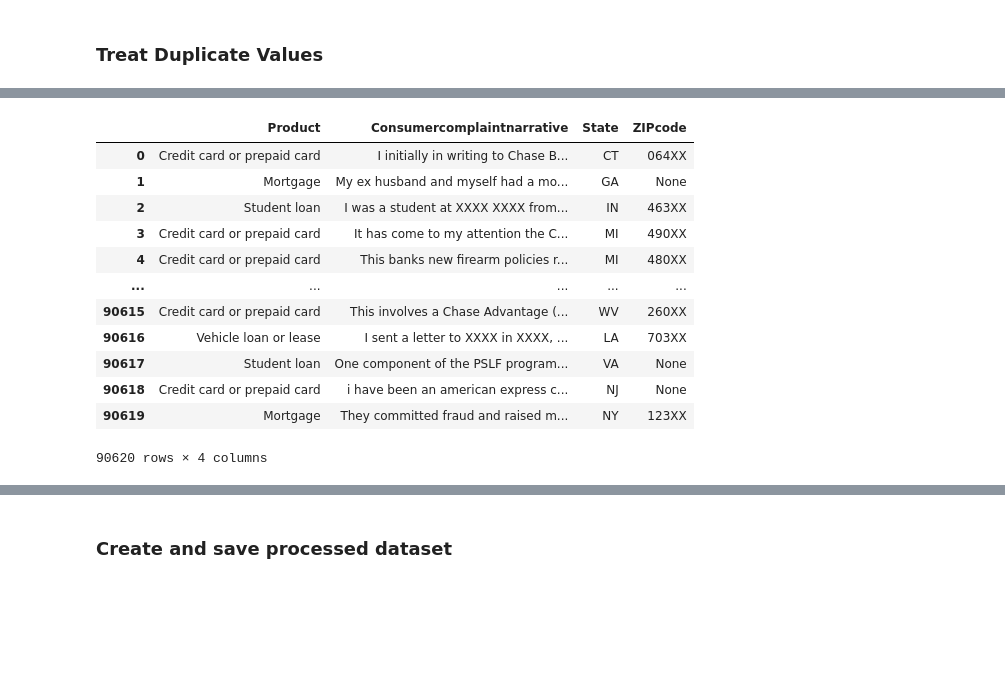
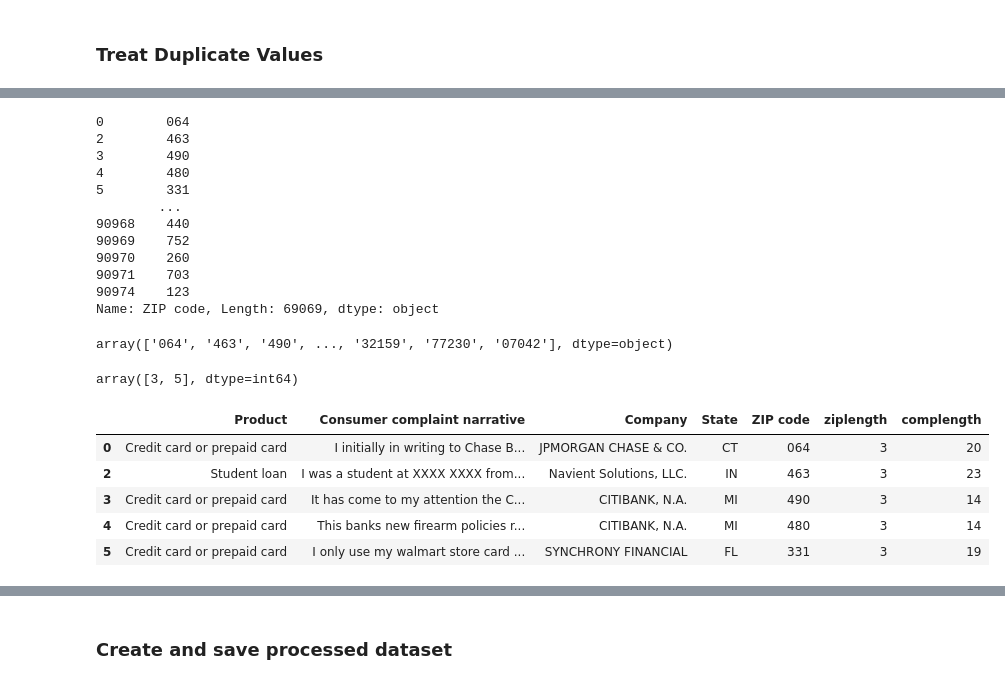
Before and after one commit to dennislamcv1/JHUTidyverse, a Jupyter notebook: Modeling Data in the Tidyverse/Modeling Data in the Tidyverse Course Project.ipynb, the cells around one changed output, grey strips where cells are left out. Saved outputs shown, nothing was run; the diff lists cells and outputs as text; code cells hidden in the pictures; blank space fills up the shorter version.

```diff
--- a/Modeling Data in the Tidyverse/Modeling Data in the Tidyverse Course Project.ipynb
+++ b/Modeling Data in the Tidyverse/Modeling Data in the Tidyverse Course Project.ipynb
@@ -264,2 +242,2 @@ df[df.duplicated(keep=False)] #Check duplicate values
 # %%
-df.drop_duplicates(ignore_index=True, inplace=True)
+#df.drop_duplicates(ignore_index=True, inplace=True)
@@ -266,16 +246,38 @@ df.drop_duplicates(ignore_index=True, inplace=True)
+# %%
+df["ZIP code"] = df["ZIP code"].replace(to_replace="X", value="", regex=True)
+# %%
+df["ZIP code"]
+# %% [output]
+0        064
+2        463
+3        490
+4        480
+5        331
+        ...
+90968    440
+90969    752
+90970    260
+90971    703
+90974    123
+Name: ZIP code, Length: 69069, dtype: object
+# %%
+df["ZIP code"].unique()
+# %% [output]
+array(['064', '463', '490', ..., '32159', '77230', '07042'], dtype=object)
+# %%
+df["ziplength"] = df["ZIP code"].apply(len)
+# %%
+df.ziplength.unique()
+# %% [output]
+array([3, 5], dtype=int64)
+# %%
+df["complength"] = df["Company"].apply(len)
 # %%
-df
+df.head()
 # %% [output]
-|  | Product | Consumercomplaintnarrative | State | ZIPcode |
-| 0 | Credit card or prepaid card | I initially in writing to Chase B... | CT | 064XX |
-| 1 | Mortgage | My ex husband and myself had a mo... | GA | None |
-| 2 | Student loan | I was a student at XXXX XXXX from... | IN | 463XX |
-| 3 | Credit card or prepaid card | It has come to my attention the C... | MI | 490XX |
-| 4 | Credit card or prepaid card | This banks new firearm policies r... | MI | 480XX |
-| ... | ... | ... | ... | ... |
-| 90615 | Credit card or prepaid card | This involves a Chase Advantage (... | WV | 260XX |
-| 90616 | Vehicle loan or lease | I sent a letter to XXXX in XXXX, ... | LA | 703XX |
-| 90617 | Student loan | One component of the PSLF program... | VA | None |
-| 90618 | Credit card or prepaid card | i have been an american express c... | NJ | None |
-| 90619 | Mortgage | They committed fraud and raised m... | NY | 123XX |
+|  | Product | Consumer complaint narrative | Company | State | ZIP code | ziplength | complength |
+| 0 | Credit card or prepaid card | I initially in writing to Chase B... | JPMORGAN CHASE & CO. | CT | 064 | 3 | 20 |
+| 2 | Student loan | I was a student at XXXX XXXX from... | Navient Solutions, LLC. | IN | 463 | 3 | 23 |
+| 3 | Credit card or prepaid card | It has come to my attention the C... | CITIBANK, N.A. | MI | 490 | 3 | 14 |
+| 4 | Credit card or prepaid card | This banks new firearm policies r... | CITIBANK, N.A. | MI | 480 | 3 | 14 |
+| 5 | Credit card or prepaid card | I only use my walmart store card ... | SYNCHRONY FINANCIAL | FL | 331 | 3 | 19 |
-90620 rows × 4 columns
```
Also changed, not shown: parts of 140 cells of this notebook, 6 other files.
